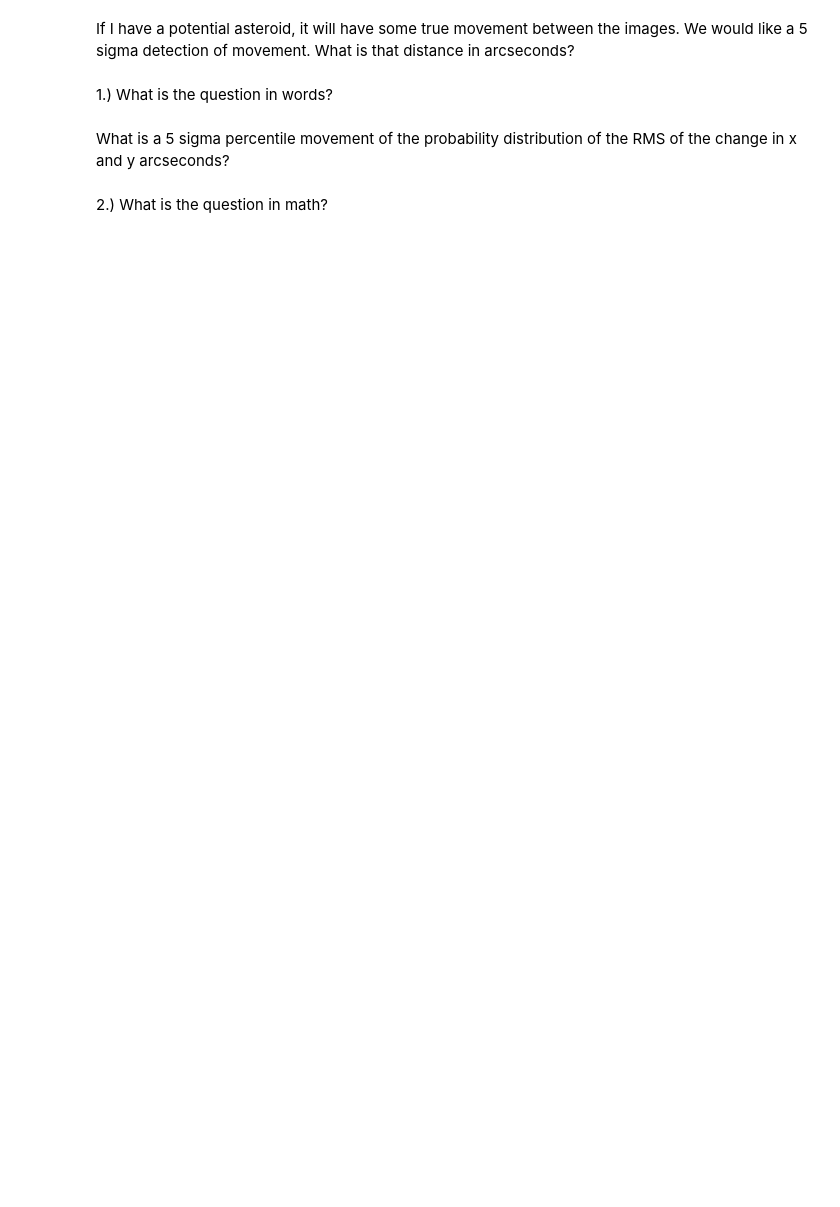
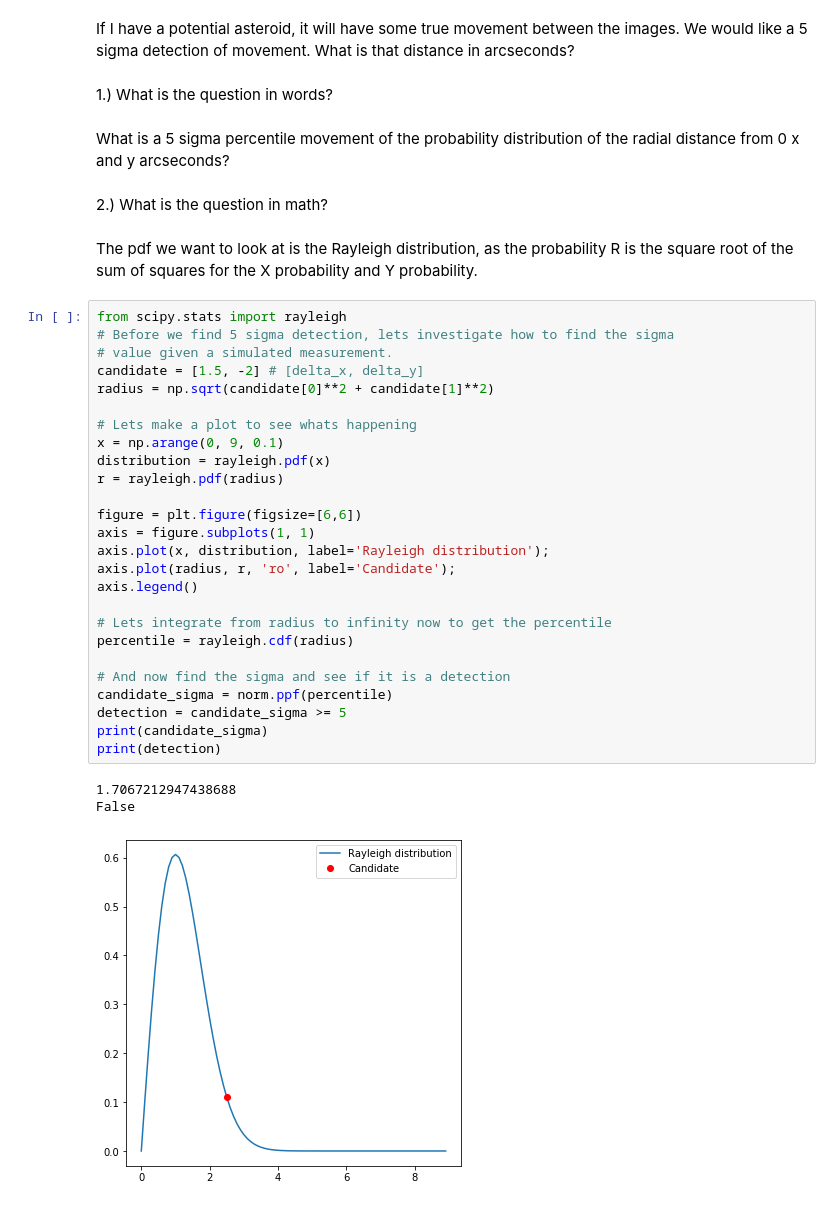
Before and after one commit to AdamK42/physics-434, a Jupyter notebook: lab3/lab3.ipynb, the cells around one changed output. Cells and saved outputs as stored; diff of their text form; blank space fills up the shorter version.

Commit message:
Lab 3 done, html version printed.

```diff
--- a/lab3/lab3.ipynb
+++ b/lab3/lab3.ipynb
@@ -121,6 +123,38 @@ If I have a potential asteroid, it will have some true movement between the imag
 # %% [markdown]
 1.) What is the question in words?
 # %% [markdown]
-What is a 5 sigma percentile movement of the probability distribution of the RMS of the change in x and y arcseconds?
+What is a 5 sigma percentile movement of the probability distribution of the radial distance from 0 x and y arcseconds?
 # %% [markdown]
 2.) What is the question in math?
+# %% [markdown]
+The pdf we want to look at is the Rayleigh distribution, as the probability R is the square root of the sum of squares for the X probability and Y probability.
+# %%
+from scipy.stats import rayleigh
+# Before we find 5 sigma detection, lets investigate how to find the sigma
+# value given a simulated measurement.
+candidate = [1.5, -2] # [delta_x, delta_y]
+radius = np.sqrt(candidate[0]**2 + candidate[1]**2)
+
+# Lets make a plot to see whats happening
+x = np.arange(0, 9, 0.1)
+distribution = rayleigh.pdf(x)
+r = rayleigh.pdf(radius)
+
+figure = plt.figure(figsize=[6,6])
+axis = figure.subplots(1, 1)
+axis.plot(x, distribution, label='Rayleigh distribution');
+axis.plot(radius, r, 'ro', label='Candidate');
+axis.legend()
+
+# Lets integrate from radius to infinity now to get the percentile
+percentile = rayleigh.cdf(radius)
+
+# And now find the sigma and see if it is a detection
+candidate_sigma = norm.ppf(percentile)
+detection = candidate_sigma >= 5
+print(candidate_sigma)
+print(detection)
+# %% [output]
+1.7067212947438688
+False
+[figure, added]
```
Also changed, not shown: parts of 12 cells of this notebook, 2 other files.
